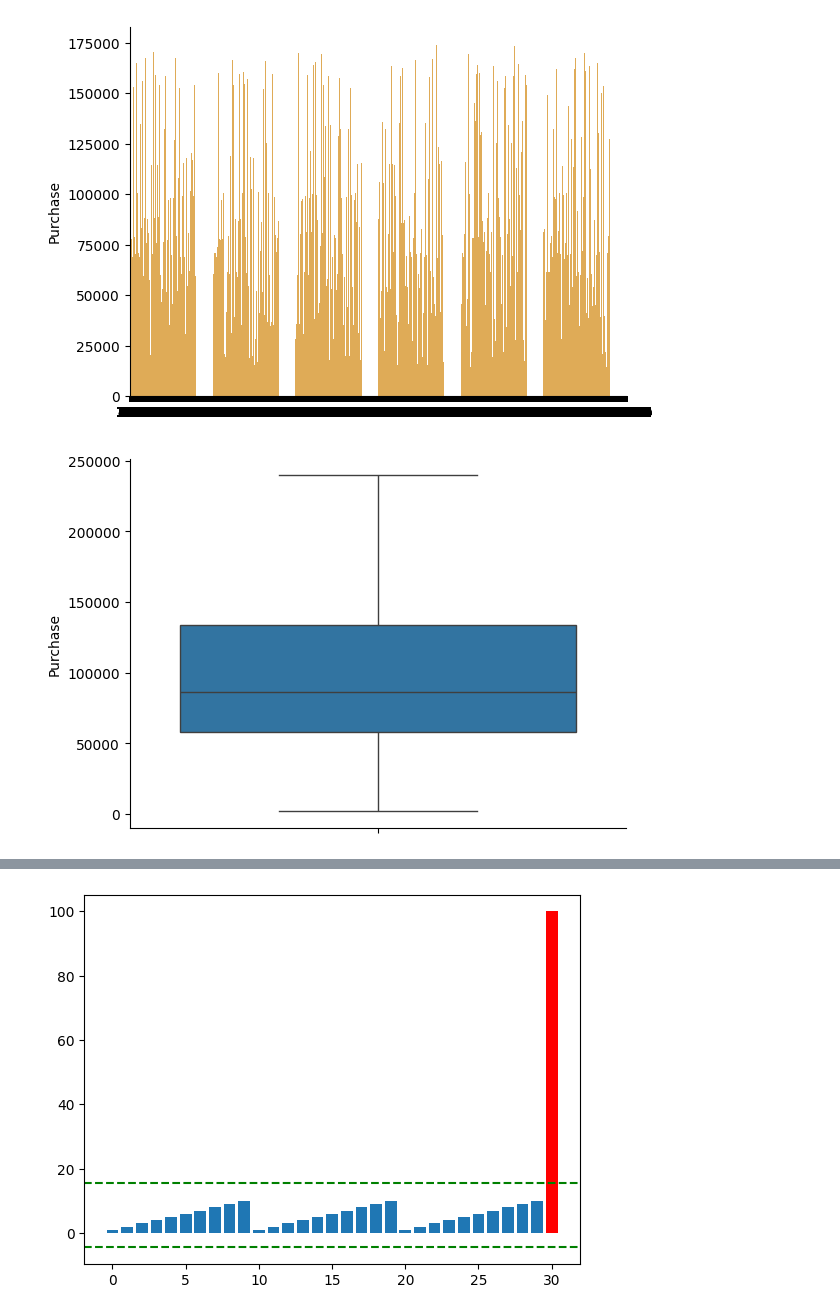
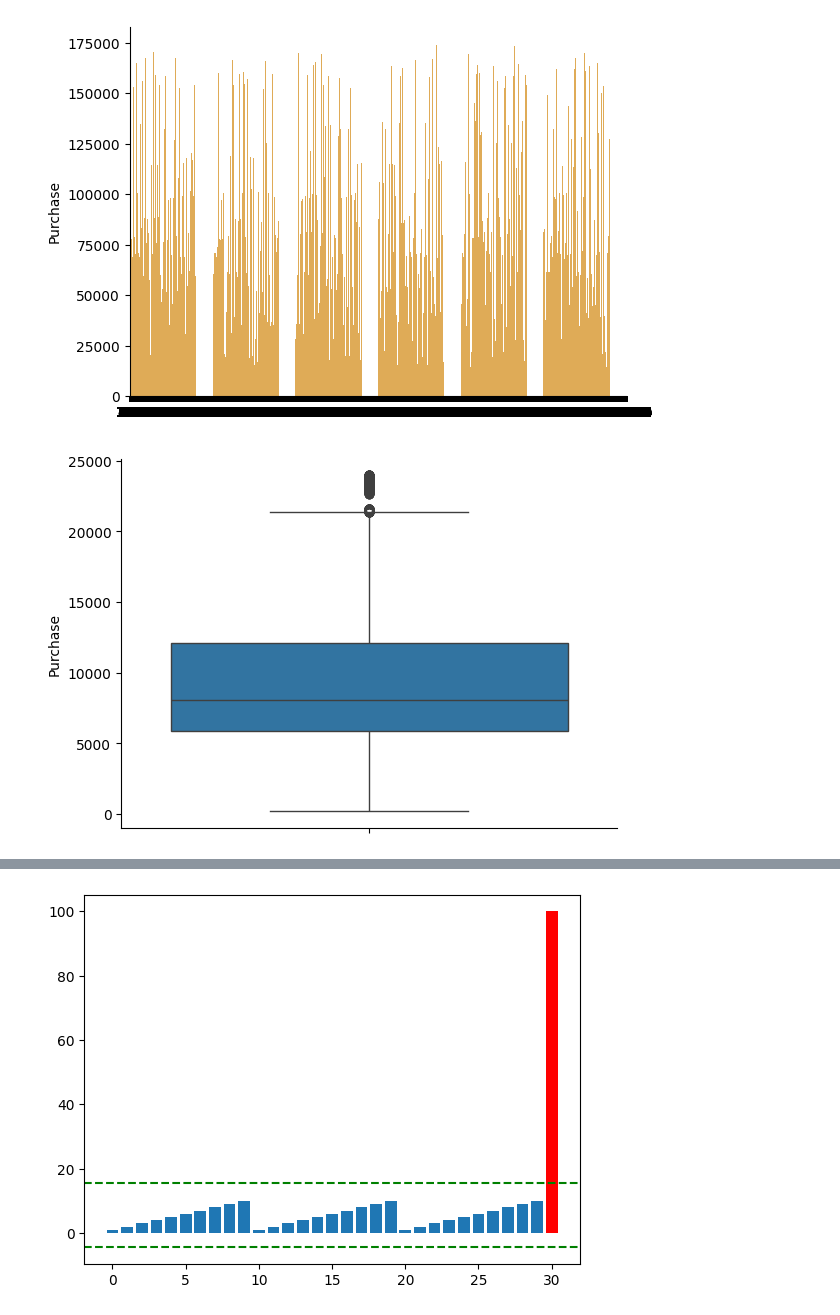
Before and after one commit to Flor-Si/Trabajos, a Jupyter notebook: TP9 -Notebook_9.ipynb, the cells around one changed output, grey strips where cells are left out. Cells and saved outputs as stored; diff of their text form; code cells hidden in the pictures.

```diff
--- a/TP9 -Notebook_9.ipynb
+++ b/TP9 -Notebook_9.ipynb
@@ -385,9 +385,10 @@ sns.barplot(blackfriday_withzscore['Purchase'], color='#F5B041')# Con barplot no
 sns.despine()
 # %% [output]
 [figure]
-# %%
-sns.boxplot(bf['Purchase'])
-sns.despine()
-# %% [output]
-[figure, removed]
+# %%
+sns.boxplot(blackfriday['Purchase'])# Con boxplot vemos qye la media de los datos estas mas cerca de 6000 y el maximo es 22000 y el minimo cero
+
+sns.despine()
+# %% [output]
+[figure, added]
 # %%
```
Also changed, not shown: parts of 6 cells of this notebook.
